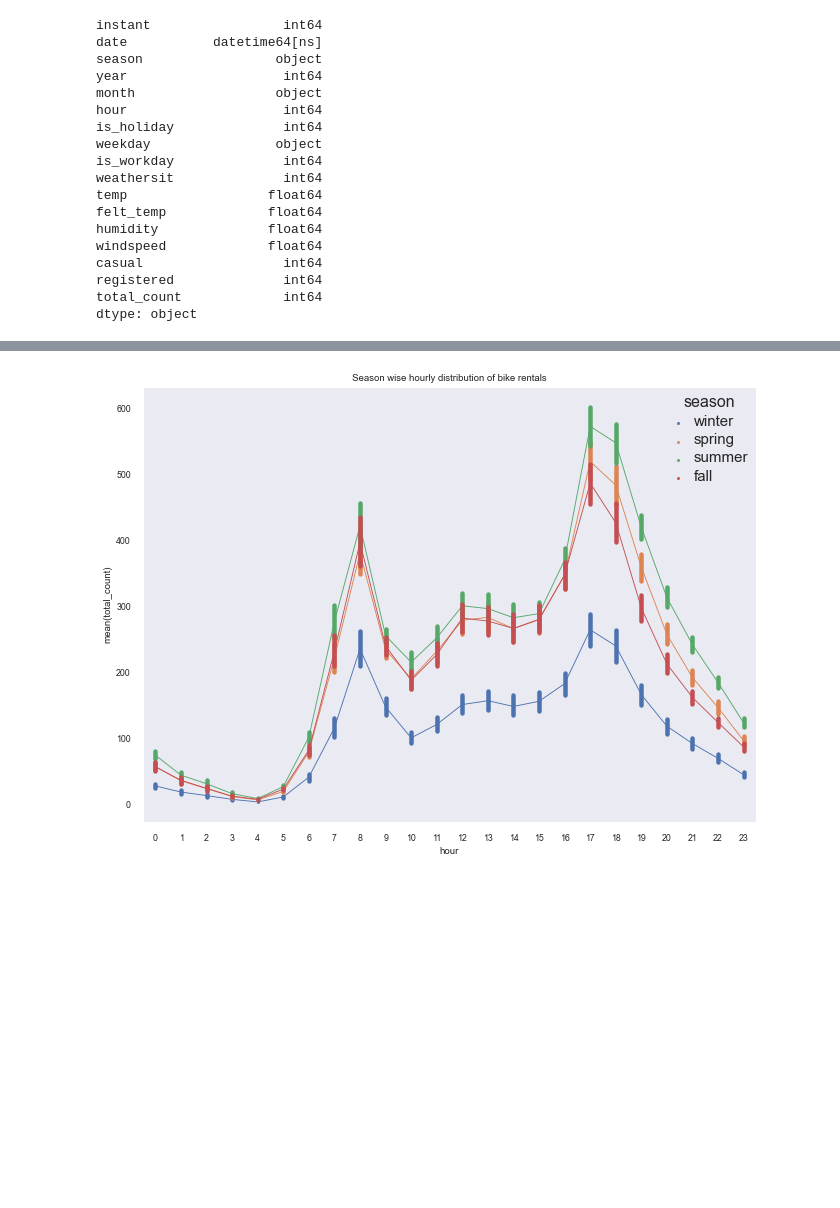
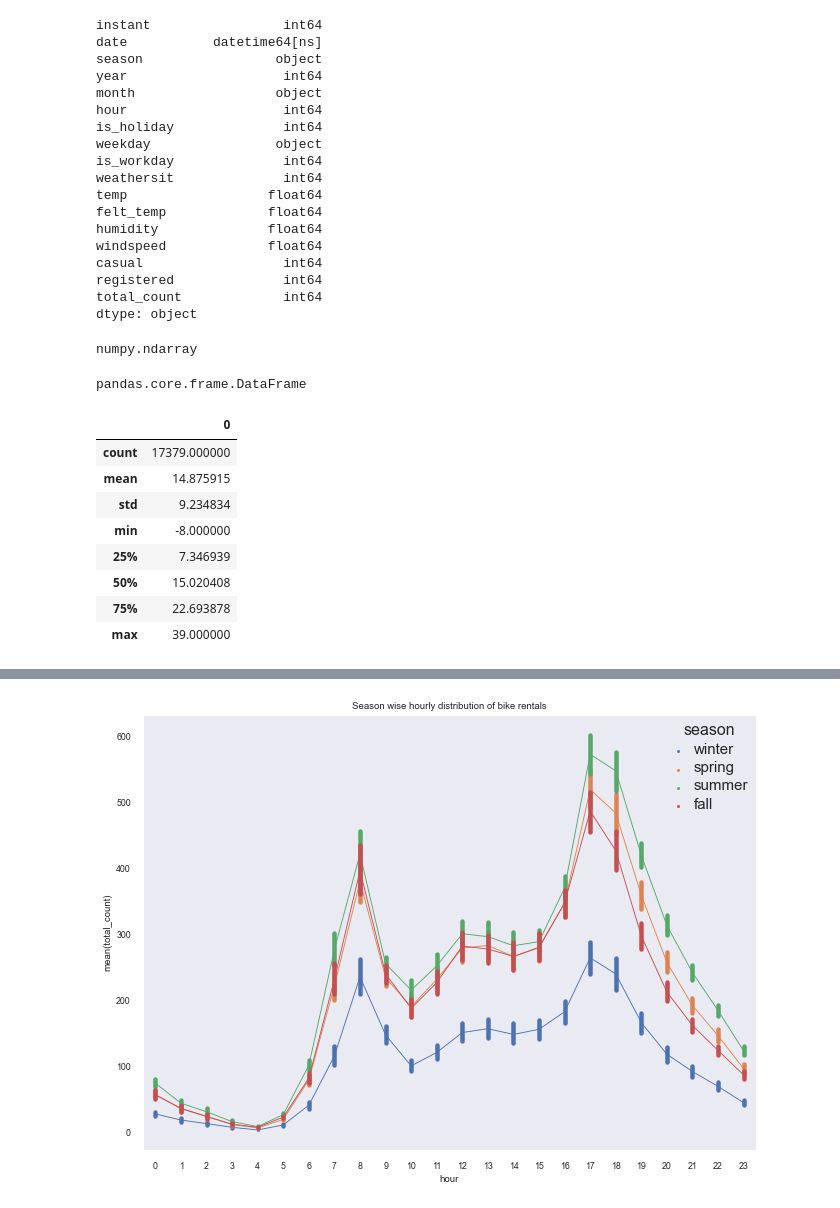
Before and after one commit to shekharbiswas/antelope, a Jupyter notebook: bikesharing.ipynb, the cells around one changed output, grey strips where cells are left out. Cells and saved outputs as stored; diff of their text form; code cells hidden in the pictures; blank space fills up the shorter version.

```diff
--- a/bikesharing.ipynb
+++ b/bikesharing.ipynb
@@ -216,3 +253,29 @@ dtype: object
 # %%
 hdf['is_weekend'] = np.where((hdf['weekday'] == 'Saturday') | (hdf['weekday'] == 'Sunday'), 'Yes', 'No')
 ddf['is_weekend'] = np.where((ddf['weekday'] == 'Saturday') | (ddf['weekday'] == 'Sunday'), 'Yes', 'No')
+# %%
+min_max_scaler = preprocessing.MinMaxScaler(feature_range=(-8, 39))
+X_train = hdf[['temp']]
+X_train_minmax = min_max_scaler.fit_transform(X_train)
+# %%
+type(X_train_minmax)
+# %% [output]
+numpy.ndarray
+# %%
+dfX = pd.DataFrame(data=X_train_minmax)
+# %%
+type(dfX)
+# %% [output]
+pandas.core.frame.DataFrame
+# %%
+dfX.describe()
+# %% [output]
+|  | 0 |
+| count | 17379.000000 |
+| mean | 14.875915 |
+| std | 9.234834 |
+| min | -8.000000 |
+| 25% | 7.346939 |
+| 50% | 15.020408 |
+| 75% | 22.693878 |
+| max | 39.000000 |
```
Also changed, not shown: parts of 7 cells of this notebook, 1 other file.
